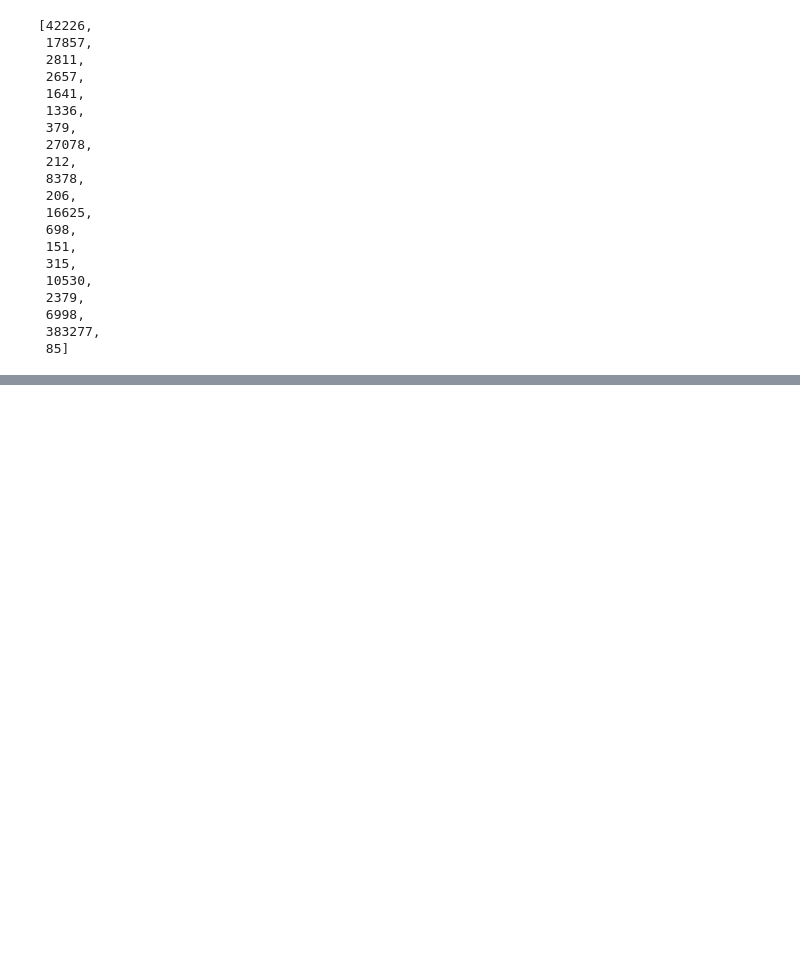
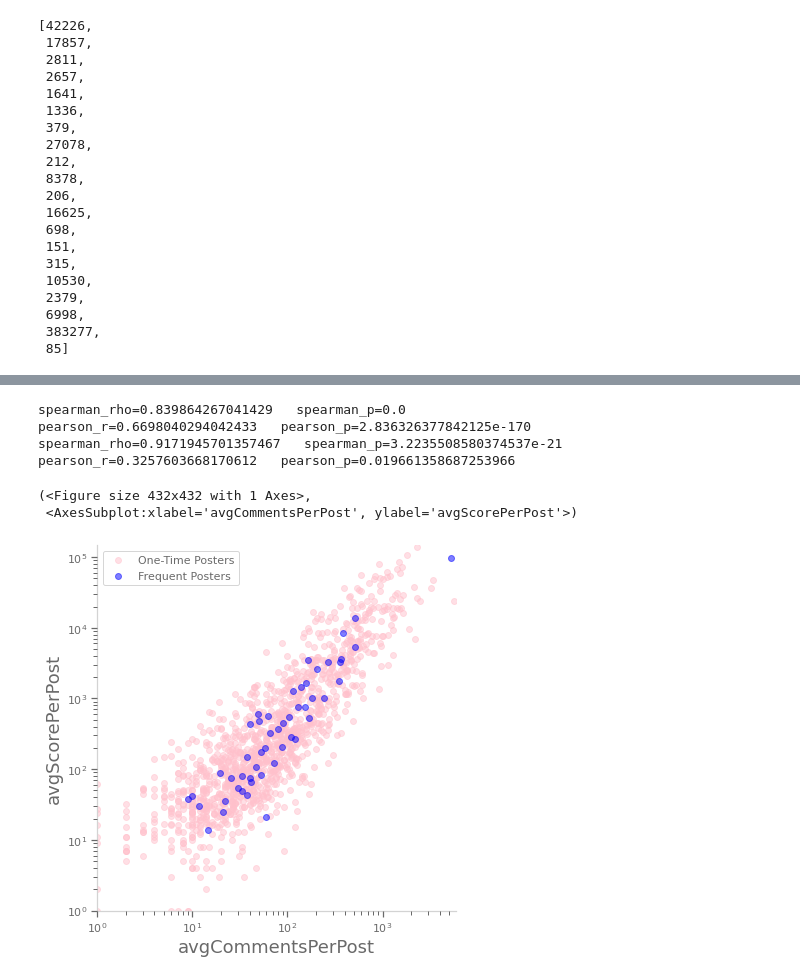
Before and after one commit to AndrewSamaha/WSBAnalysis, a Jupyter notebook: readme-testing.ipynb, the cells around one changed output, grey strips where cells are left out. Cells and saved outputs as stored; diff of their text form; code cells hidden in the pictures; blank space fills up the shorter version.

```diff
--- a/readme-testing.ipynb
+++ b/readme-testing.ipynb
@@ -1002,0 +1010,13 @@ regression; pearson r:  0.7202403222446704 5.0059001157527286e-250 0.51029515215
+# %%
+blue_data = get_authors(show=False,returnDictionary=True,max=1)
+fig,ax = graph_user_scores(data=blue_data,xfield='avgCommentsPerPost', yfield='avgScorePerPost',logx=True, logy=True,xmin=1, ymin=1,color='pink',regression=False,label='One-Time Posters')
+green_data = get_authors(show=False, returnDictionary=True,min=4)
+graph_user_scores(data=green_data,fig=fig,ax=ax,xfield='avgCommentsPerPost', yfield='avgScorePerPost',logx=True, logy=True,xmin=1, ymin=1,color='blue',regression=False,label='Frequent Posters')
+# %% [output]
+spearman_rho=0.839864267041429   spearman_p=0.0
+pearson_r=0.6698040294042433   pearson_p=2.836326377842125e-170
+spearman_rho=0.9171945701357467   spearman_p=3.2235508580374537e-21
+pearson_r=0.3257603668170612   pearson_p=0.019661358687253966
+(<Figure size 432x432 with 1 Axes>,
+ <AxesSubplot:xlabel='avgCommentsPerPost', ylabel='avgScorePerPost'>)
+[figure, added]
```
Also changed, not shown: parts of 1 cell of this notebook, 7 other files.
